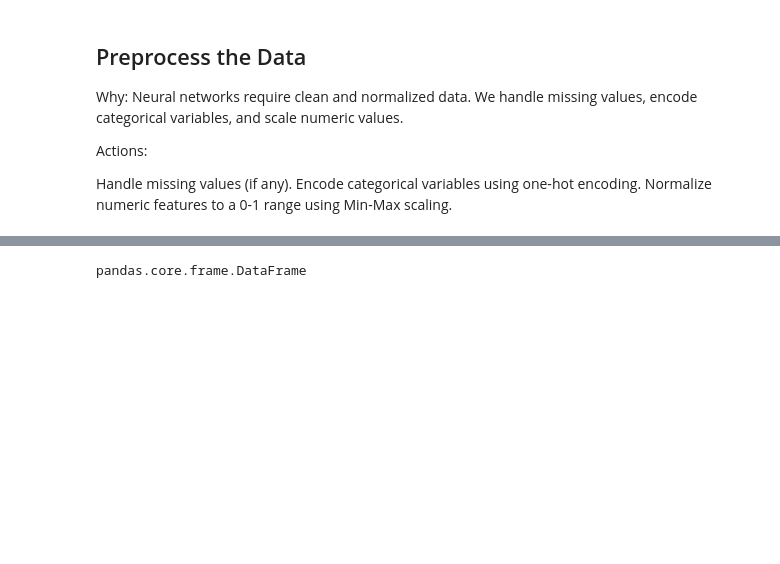
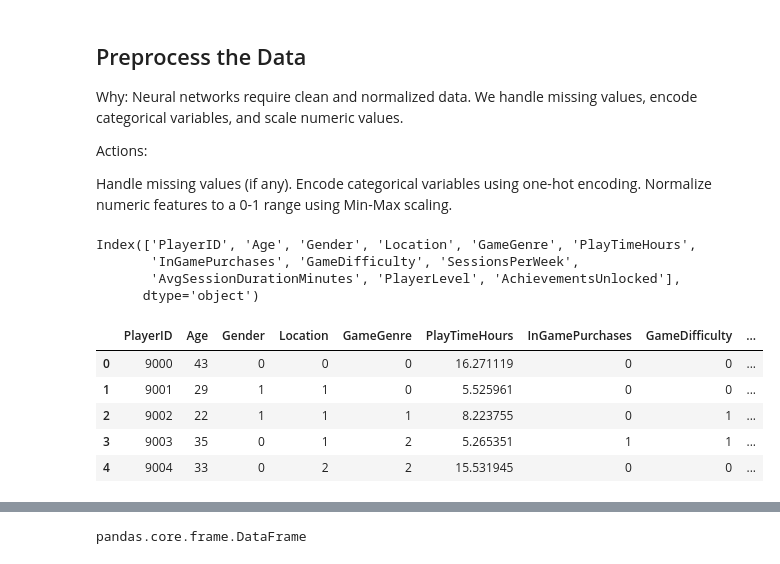
Before and after one commit to Madushani-Weerasekara/end-to-end-game-engagement-prediction-project, a Jupyter notebook: notebook/game-engagement-analysis.ipynb, the cells around one changed output, grey strips where cells are left out. Saved outputs shown, nothing was run; the diff lists cells and outputs as text; code cells hidden in the pictures; blank space fills up the shorter version.

```diff
--- a/notebook/game-engagement-analysis.ipynb
+++ b/notebook/game-engagement-analysis.ipynb
@@ -181,3 +234,19 @@ from sklearn.compose import ColumnTransformer
 # Separate features and target
 x = data.drop('EngagementLevel', axis=1)
 y = data['EngagementLevel']
+# %%
+x.columns
+# %% [output]
+Index(['PlayerID', 'Age', 'Gender', 'Location', 'GameGenre', 'PlayTimeHours',
+       'InGamePurchases', 'GameDifficulty', 'SessionsPerWeek',
+       'AvgSessionDurationMinutes', 'PlayerLevel', 'AchievementsUnlocked'],
+      dtype='object')
+# %%
+x.head()
+# %% [output]
+|  | PlayerID | Age | Gender | Location | GameGenre | PlayTimeHours | InGamePurchases | GameDifficulty | ... |
+| 0 | 9000 | 43 | 0 | 0 | 0 | 16.271119 | 0 | 0 | ... |
+| 1 | 9001 | 29 | 1 | 1 | 0 | 5.525961 | 0 | 0 | ... |
+| 2 | 9002 | 22 | 1 | 1 | 1 | 8.223755 | 0 | 1 | ... |
+| 3 | 9003 | 35 | 0 | 1 | 2 | 5.265351 | 1 | 1 | ... |
+| 4 | 9004 | 33 | 0 | 2 | 2 | 15.531945 | 0 | 0 | ... |
```
Also changed, not shown: parts of 33 cells of this notebook.
